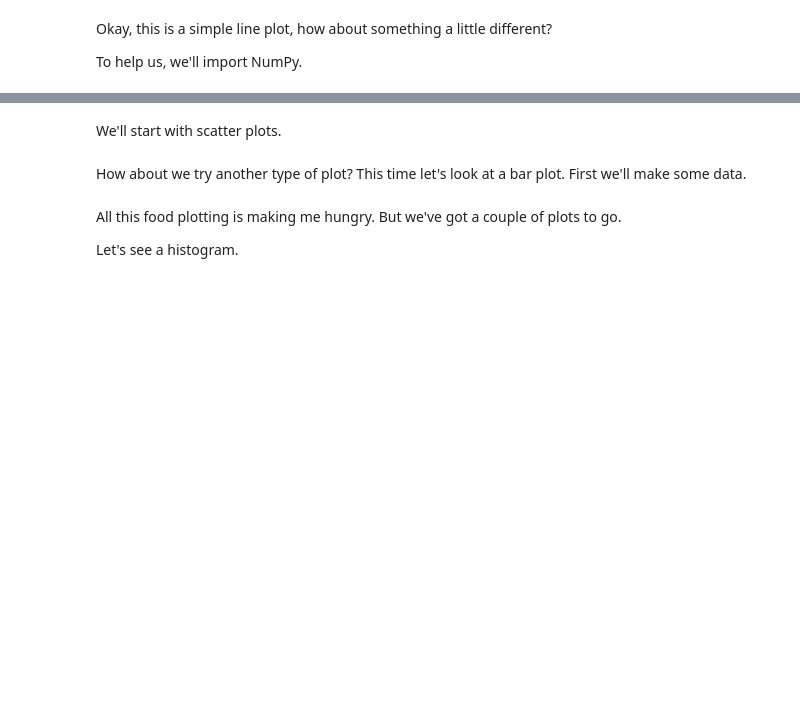
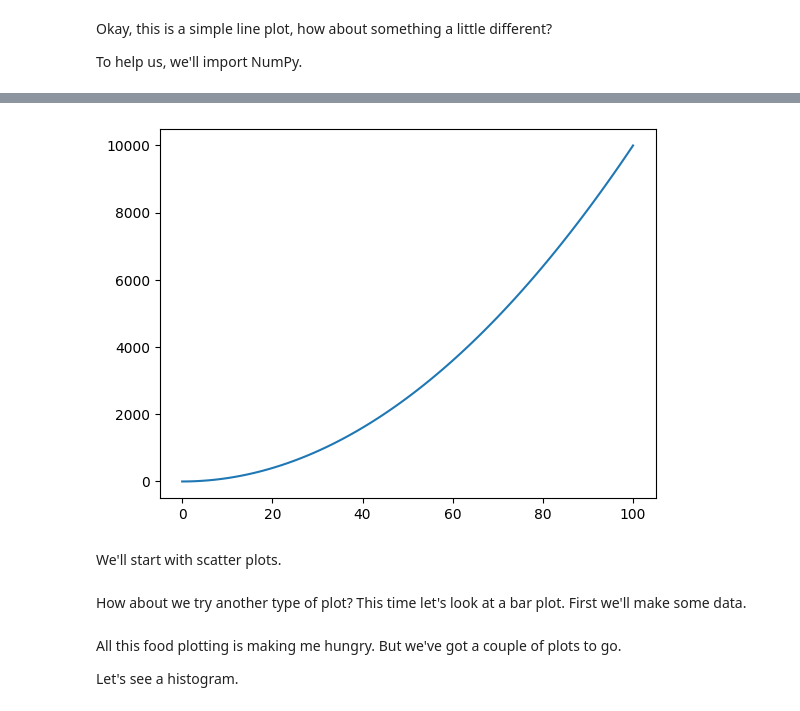
Before and after one commit to suniltadepalli/matplotlib, a Jupyter notebook: matplotlib-exercises.ipynb, the cells around one changed output, grey strips where cells are left out. Saved outputs shown, nothing was run; the diff lists cells and outputs as text; code cells hidden in the pictures; blank space fills up the shorter version.

```diff
--- a/matplotlib-exercises.ipynb
+++ b/matplotlib-exercises.ipynb
@@ -81,5 +103,9 @@ To help us, we'll import NumPy.
 # %%
 # Create a plot using plt.subplots() and plot X versus X^2 (X squared)
+fig, ax = plt.subplots()
+ax.plot(X, X**2);
+# %% [output]
+[figure, added]
 # %% [markdown]
 We'll start with scatter plots.
 # %%
```
Also changed, not shown: parts of 5 cells of this notebook.
